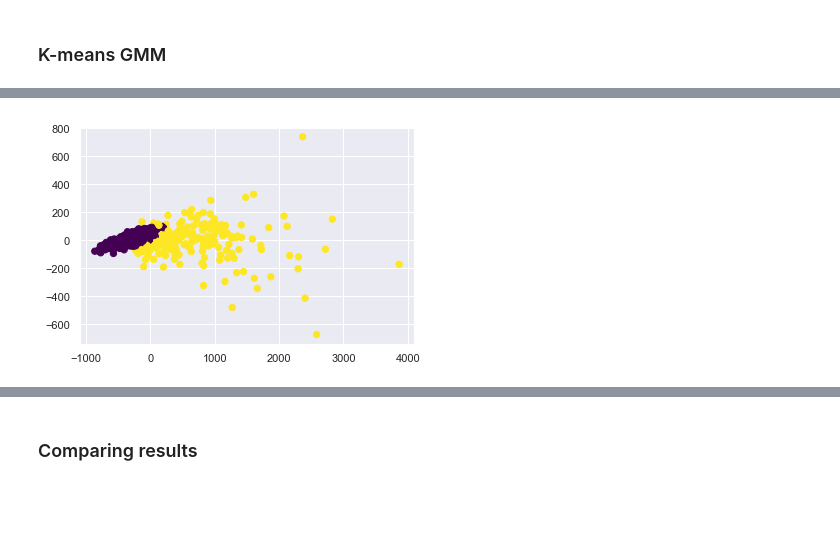
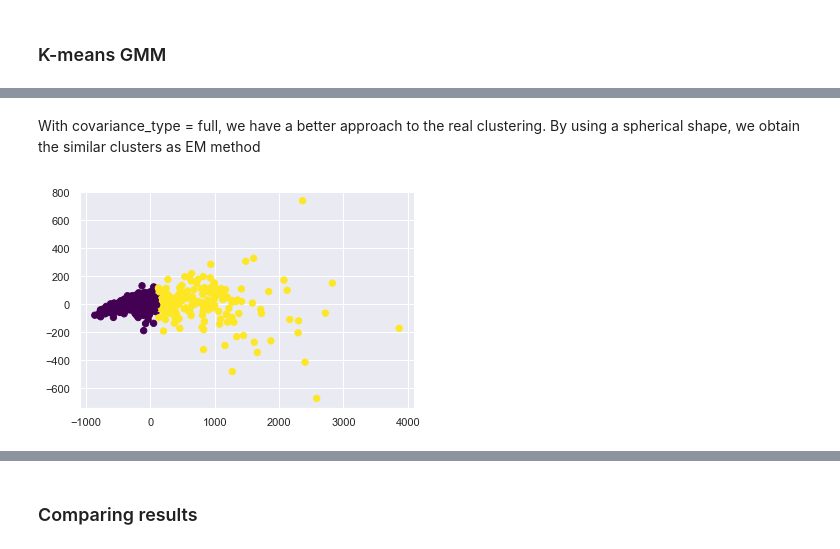
Before and after one commit to nandoide/misc_work, a Jupyter notebook: Desktop/uni/APAUT/unsupervised/notebook_Clustering.ipynb, the cells around one changed output, grey strips where cells are left out. Cells and saved outputs as stored; diff of their text form; code cells hidden in the pictures; blank space fills up the shorter version.

```diff
--- a/Desktop/uni/APAUT/unsupervised/notebook_Clustering.ipynb
+++ b/Desktop/uni/APAUT/unsupervised/notebook_Clustering.ipynb
@@ -588,9 +603,11 @@ plt.scatter(centers[:, 0], centers[:, 1], c='white', s=200, alpha=1.0);
+# %% [markdown]
+With covariance_type = full, we have a better approach to the real clustering. By using a spherical shape, we obtain the similar clusters as EM method
 # %%
-# estimate model parameters with the EM algorithm, we will use four gaussian functions
-gmm = GMM(n_components=2).fit(wdbc_pca)
+# estimate model parameters with the GMM algorithm, we will use four gaussian functions
+gmm = GMM(n_components=2, covariance_type='spherical', random_state=0).fit(wdbc_pca)
 # predict the labels for the data samples in X using trained model
 labels = gmm.predict(wdbc_pca)
 #centers = gmm.cluster_centers_
 plt.scatter(wdbc_pca[:, 0], wdbc_pca[:, 1], c=labels, s=40, cmap='viridis');
 # %% [output]
-[figure, old version]
+[figure, new version]
```
Also changed, not shown: parts of 15 cells of this notebook.
